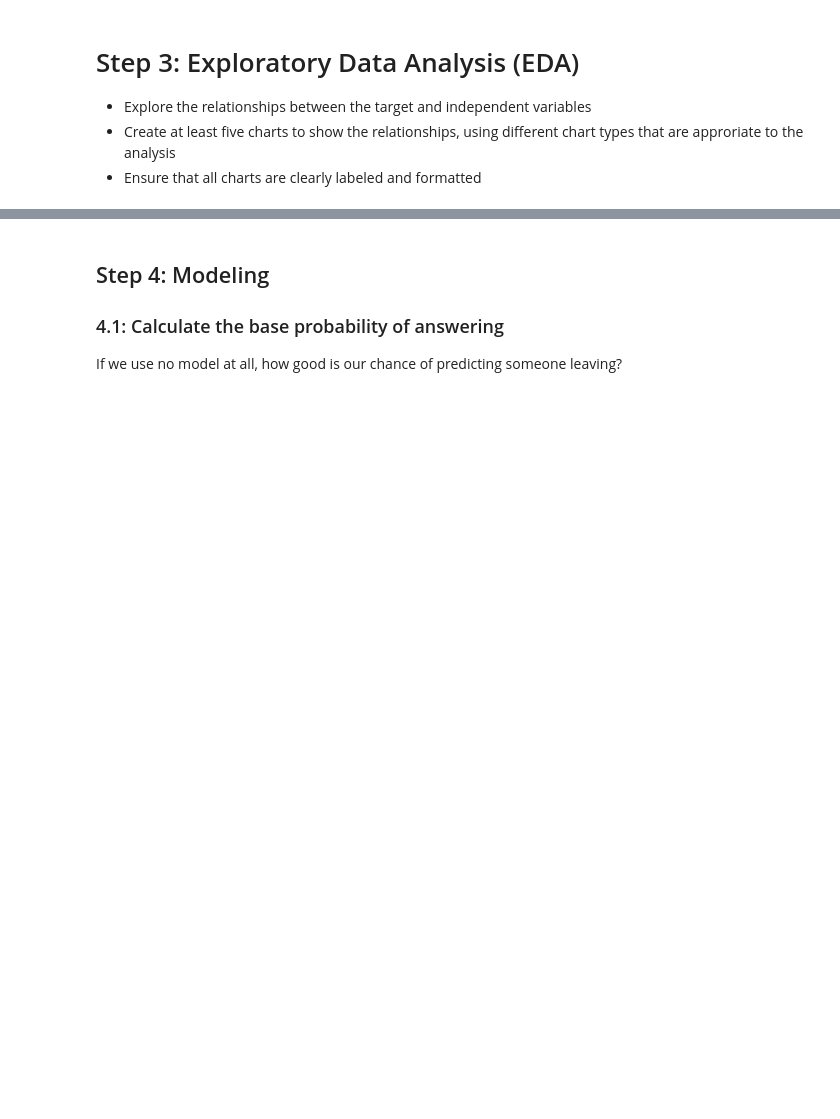
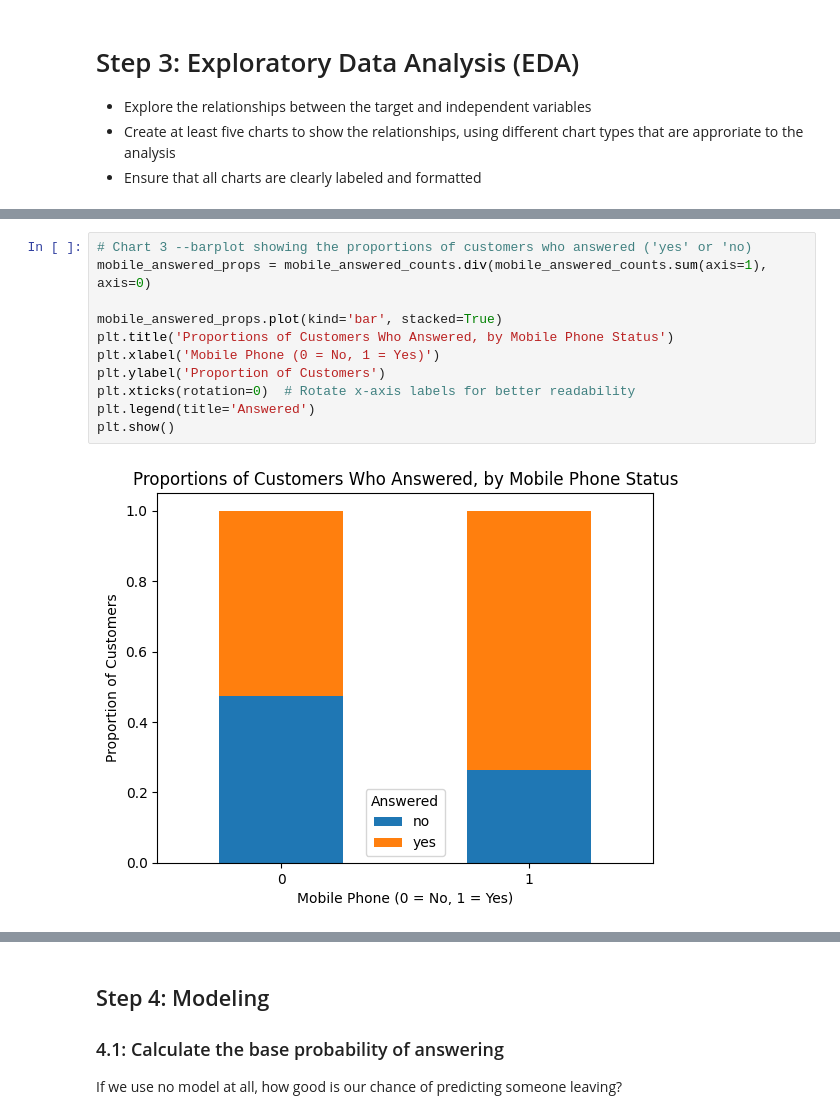
Before and after one commit to matiasarmesto/businessanalytics, a Jupyter notebook: Assignments/Scripts/advise_invest_template.ipynb, the cells around one changed output, grey strips where cells are left out. Cells and saved outputs as stored; diff of their text form; blank space fills up the shorter version.

```diff
--- a/Assignments/Scripts/advise_invest_template.ipynb
+++ b/Assignments/Scripts/advise_invest_template.ipynb
@@ -261,0 +275,13 @@ memory usage: 1.4 MB
+# %%
+# Chart 3 --barplot showing the proportions of customers who answered ('yes' or 'no)
+mobile_answered_props = mobile_answered_counts.div(mobile_answered_counts.sum(axis=1), axis=0)
+
+mobile_answered_props.plot(kind='bar', stacked=True)
+plt.title('Proportions of Customers Who Answered, by Mobile Phone Status')
+plt.xlabel('Mobile Phone (0 = No, 1 = Yes)')
+plt.ylabel('Proportion of Customers')
+plt.xticks(rotation=0)  # Rotate x-axis labels for better readability
+plt.legend(title='Answered')
+plt.show()
+# %% [output]
+[figure, added]
```
Also changed, not shown: parts of 10 cells of this notebook.
